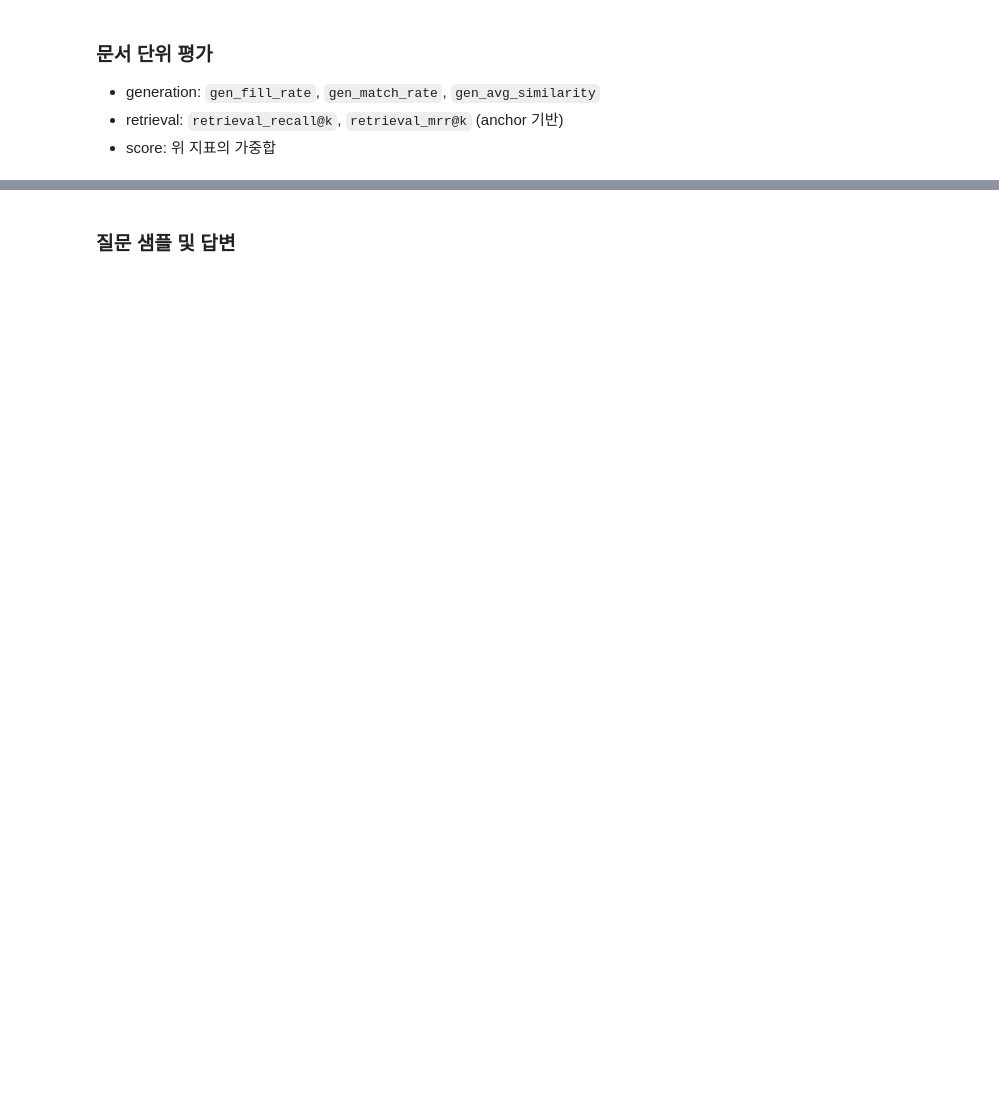
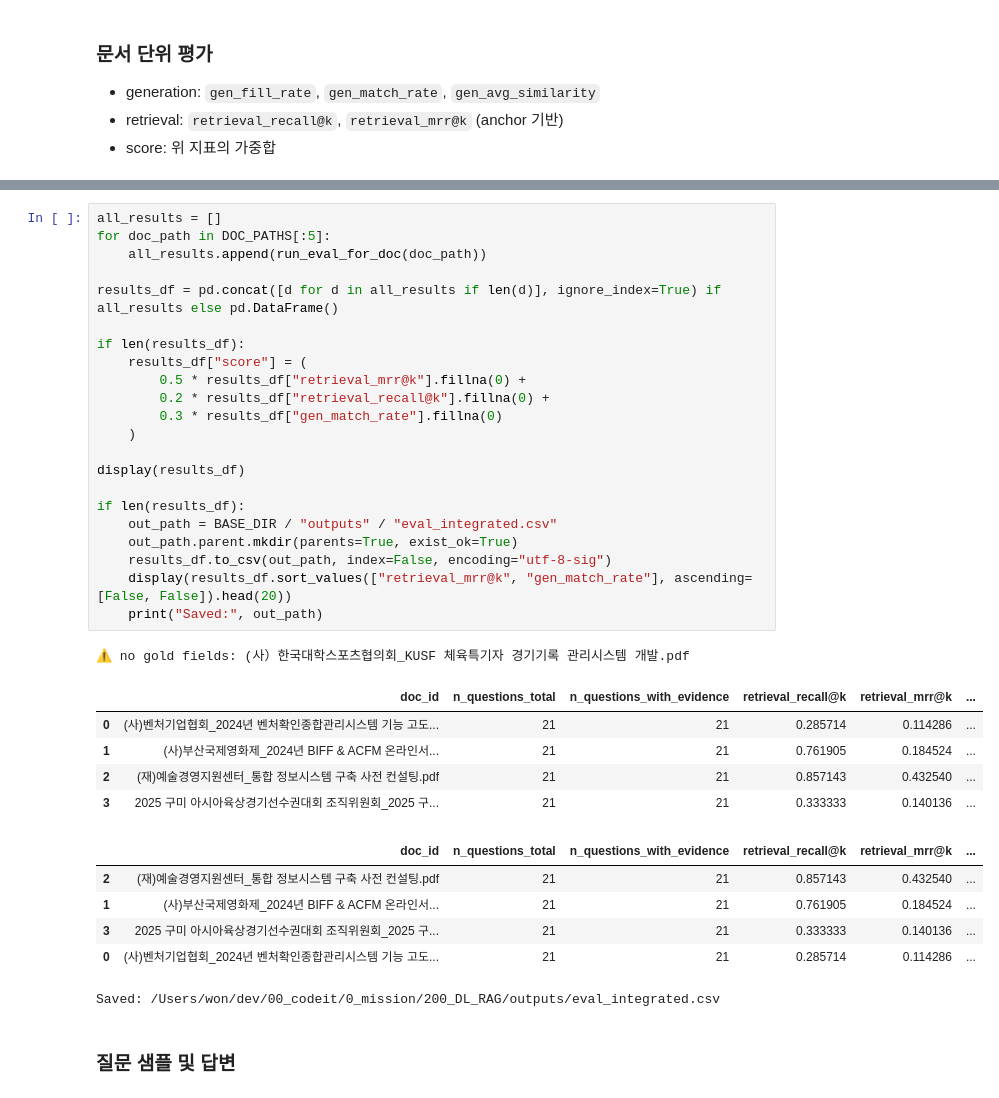
Before and after one commit to wonbywondev/codeit-part3-team4, a Jupyter notebook: notebooks/summary_integrated.ipynb, the cells around one changed output, grey strips where cells are left out. Cells and saved outputs as stored; diff of their text form; blank space fills up the shorter version.

```diff
--- a/notebooks/summary_integrated.ipynb
+++ b/notebooks/summary_integrated.ipynb
@@ -492,3 +344,38 @@ Saved: /home/ohs3201/codeit/codeit-part3-team4/outputs/eval_grid_results_docs_ba
+# %%
+all_results = []
+for doc_path in DOC_PATHS[:5]:
+    all_results.append(run_eval_for_doc(doc_path))
+
+results_df = pd.concat([d for d in all_results if len(d)], ignore_index=True) if all_results else pd.DataFrame()
+
+if len(results_df):
+    results_df["score"] = (
+        0.5 * results_df["retrieval_mrr@k"].fillna(0) +
+        0.2 * results_df["retrieval_recall@k"].fillna(0) +
+        0.3 * results_df["gen_match_rate"].fillna(0)
+    )
+
+display(results_df)
+
+if len(results_df):
+    out_path = BASE_DIR / "outputs" / "eval_integrated.csv"
+    out_path.parent.mkdir(parents=True, exist_ok=True)
+    results_df.to_csv(out_path, index=False, encoding="utf-8-sig")
+    display(results_df.sort_values(["retrieval_mrr@k", "gen_match_rate"], ascending=[False, False]).head(20))
+    print("Saved:", out_path)
+# %% [output]
+⚠️ no gold fields: (사）한국대학스포츠협의회_KUSF 체육특기자 경기기록 관리시스템 개발.pdf
+|  | doc_id | n_questions_total | n_questions_with_evidence | retrieval_recall@k | retrieval_mrr@k | ... |
+| 0 | (사)벤처기업협회_2024년 벤처확인종합관리시스템 기능 고도... | 21 | 21 | 0.285714 | 0.114286 | ... |
+| 1 | (사)부산국제영화제_2024년 BIFF & ACFM 온라인서... | 21 | 21 | 0.761905 | 0.184524 | ... |
+| 2 | (재)예술경영지원센터_통합 정보시스템 구축 사전 컨설팅.pdf | 21 | 21 | 0.857143 | 0.432540 | ... |
+| 3 | 2025 구미 아시아육상경기선수권대회 조직위원회_2025 구... | 21 | 21 | 0.333333 | 0.140136 | ... |
+|  | doc_id | n_questions_total | n_questions_with_evidence | retrieval_recall@k | retrieval_mrr@k | ... |
+| 2 | (재)예술경영지원센터_통합 정보시스템 구축 사전 컨설팅.pdf | 21 | 21 | 0.857143 | 0.432540 | ... |
+| 1 | (사)부산국제영화제_2024년 BIFF & ACFM 온라인서... | 21 | 21 | 0.761905 | 0.184524 | ... |
+| 3 | 2025 구미 아시아육상경기선수권대회 조직위원회_2025 구... | 21 | 21 | 0.333333 | 0.140136 | ... |
+| 0 | (사)벤처기업협회_2024년 벤처확인종합관리시스템 기능 고도... | 21 | 21 | 0.285714 | 0.114286 | ... |
+Saved: /Users/won/dev/00_codeit/0_mission/200_DL_RAG/outputs/eval_integrated.csv
 # %% [markdown]
 ### 질문 샘플 및 답변
 # %%
```
Also changed, not shown: parts of 9 cells of this notebook, 2 other files.
